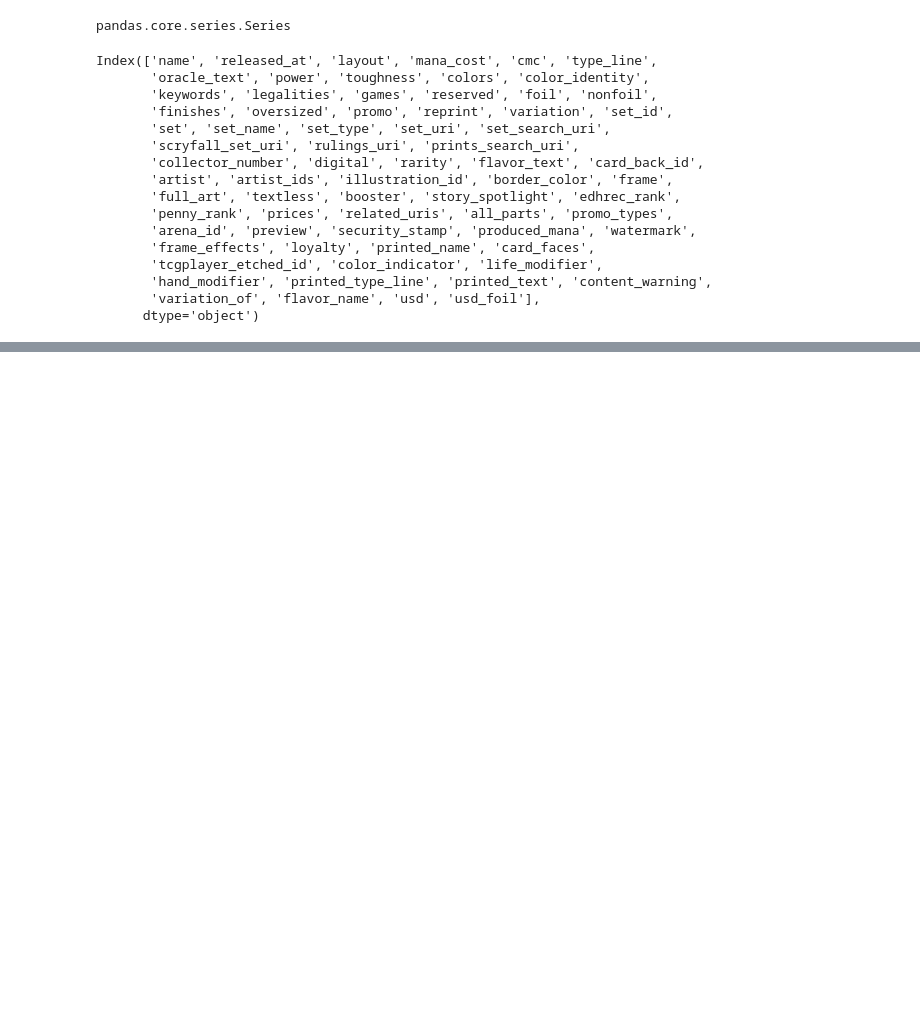
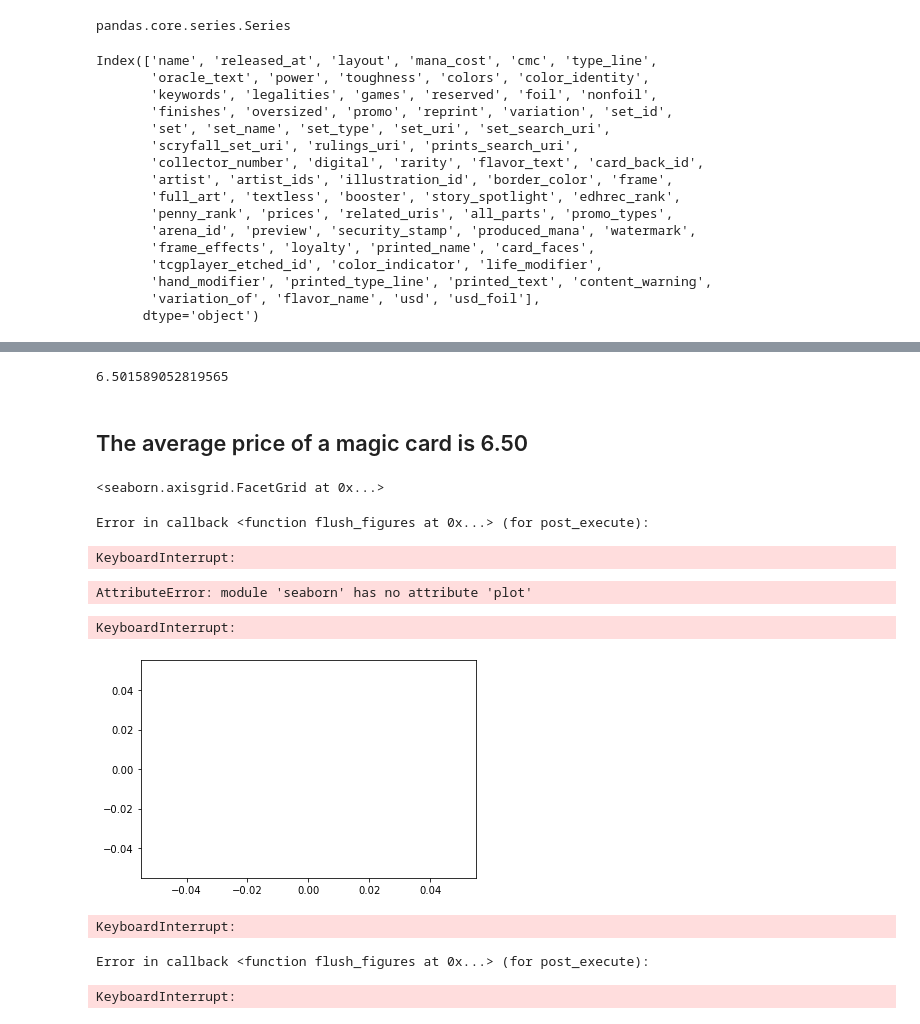
Before and after one commit to Jemison-DavidJasonStephenVasiliy/MTG-Project, a Jupyter notebook: V_folder/initial_explore.ipynb, the cells around one changed output, grey strips where cells are left out. Saved outputs shown, nothing was run; the diff lists cells and outputs as text; code cells hidden in the pictures; blank space fills up the shorter version.

```diff
--- a/V_folder/initial_explore.ipynb
+++ b/V_folder/initial_explore.ipynb
@@ -483,0 +477,3 @@ cdf.reserved
+# %%
+cdf['usd'] = pd.to_numeric(cdf['usd'])
+cdf.usd
@@ -483,0 +512,6 @@ cdf.reserved
+# %%
+cdf.usd.mean()
+# %% [output]
+6.501589052819565
+# %% [markdown]
+## The average price of a magic card is 6.50
@@ -483,0 +521,21 @@ cdf.reserved
+# %%
+sns.displot(x=cdf.usd)
+# %% [output]
+<seaborn.axisgrid.FacetGrid at 0x...>
+Error in callback <function flush_figures at 0x...> (for post_execute):
+KeyboardInterrupt:
+# %%
+sns.plot(data = cdf, x=usd)
+# %% [output]
+AttributeError: module 'seaborn' has no attribute 'plot'
+# %%
+sns.lineplot(data = cdf, x=cdf.usd)
+# %% [output]
+KeyboardInterrupt:
+[figure, added]
+# %%
+sns.histplot(data = cdf, x = 'usd')
+# %% [output]
+KeyboardInterrupt:
+Error in callback <function flush_figures at 0x...> (for post_execute):
+KeyboardInterrupt:
```
Also changed, not shown: parts of 43 cells of this notebook, 1 other file.
